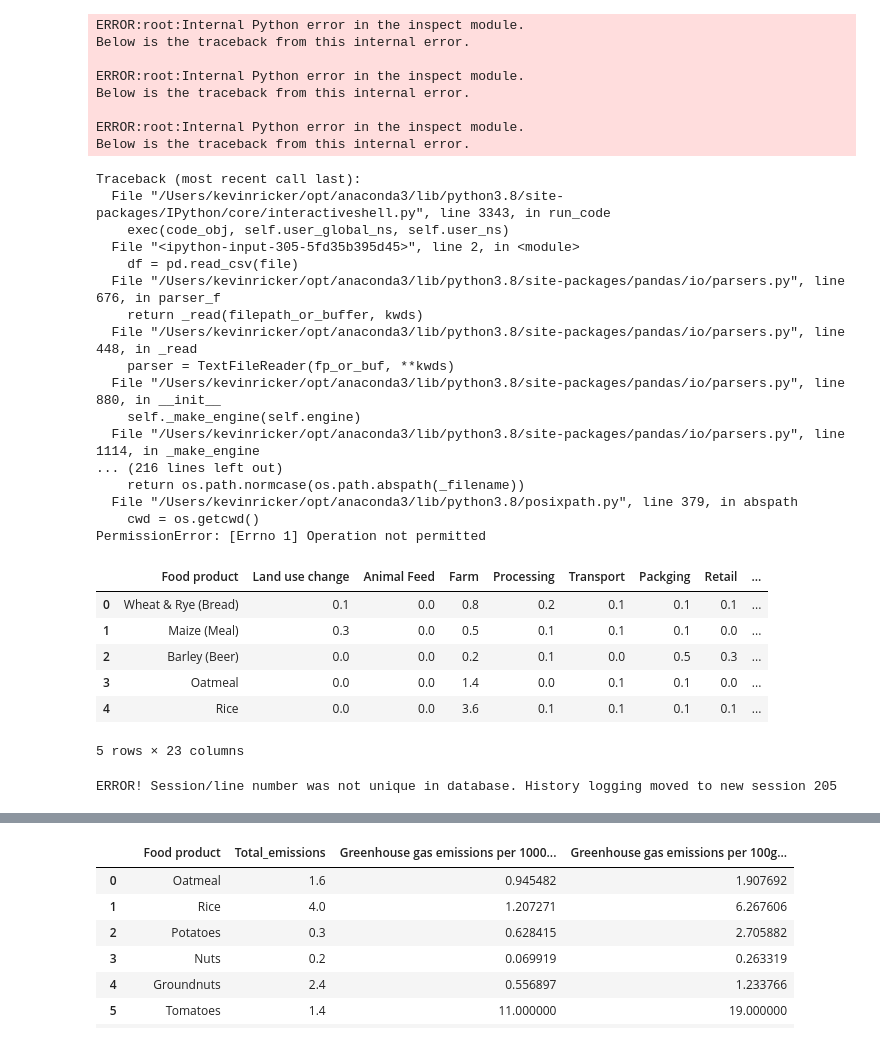
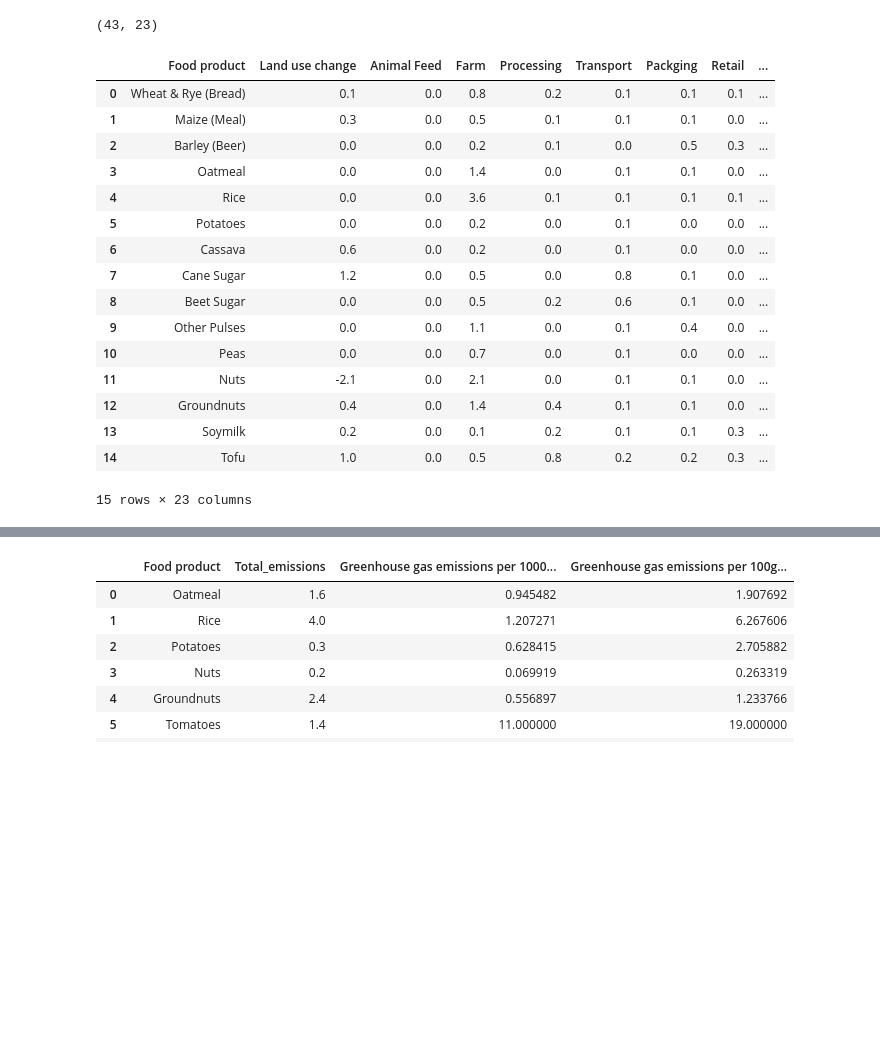
Before and after one commit to FashionForward-3/Sustainable-Eating, a Jupyter notebook: Food_Data.ipynb, the cells around one changed output, grey strips where cells are left out. Saved outputs shown, nothing was run; the diff lists cells and outputs as text; code cells hidden in the pictures; blank space fills up the shorter version.

```diff
--- a/Food_Data.ipynb
+++ b/Food_Data.ipynb
@@ -17,42 +17,28 @@ import plotly.tools as tls
 # %%
 file = 'Food_Production.csv'
 df = pd.read_csv(file)
+df.shape
 # %% [output]
-ERROR:root:Internal Python error in the inspect module.
-Below is the traceback from this internal error.
-
-ERROR:root:Internal Python error in the inspect module.
-Below is the traceback from this internal error.
-
-ERROR:root:Internal Python error in the inspect module.
-Below is the traceback from this internal error.
+(43, 23)
-Traceback (most recent call last):
-  File "/Users/kevinricker/opt/anaconda3/lib/python3.8/site-packages/IPython/core/interactiveshell.py", line 3343, in run_code
-    exec(code_obj, self.user_global_ns, self.user_ns)
-  File "<ipython-input-305-5fd35b395d45>", line 2, in <module>
-    df = pd.read_csv(file)
-  File "/Users/kevinricker/opt/anaconda3/lib/python3.8/site-packages/pandas/io/parsers.py", line 676, in parser_f
-    return _read(filepath_or_buffer, kwds)
-  File "/Users/kevinricker/opt/anaconda3/lib/python3.8/site-packages/pandas/io/parsers.py", line 448, in _read
-    parser = TextFileReader(fp_or_buf, **kwds)
-  File "/Users/kevinricker/opt/anaconda3/lib/python3.8/site-packages/pandas/io/parsers.py", line 880, in __init__
-    self._make_engine(self.engine)
-  File "/Users/kevinricker/opt/anaconda3/lib/python3.8/site-packages/pandas/io/parsers.py", line 1114, in _make_engine
-... (216 lines left out)
-    return os.path.normcase(os.path.abspath(_filename))
-  File "/Users/kevinricker/opt/anaconda3/lib/python3.8/posixpath.py", line 379, in abspath
-    cwd = os.getcwd()
-PermissionError: [Errno 1] Operation not permitted
 # %%
-df.head()
+df.head(15)
 # %% [output]
 |  | Food product | Land use change | Animal Feed | Farm | Processing | Transport | Packging | Retail | ... |
 | 0 | Wheat & Rye (Bread) | 0.1 | 0.0 | 0.8 | 0.2 | 0.1 | 0.1 | 0.1 | ... |
 | 1 | Maize (Meal) | 0.3 | 0.0 | 0.5 | 0.1 | 0.1 | 0.1 | 0.0 | ... |
 | 2 | Barley (Beer) | 0.0 | 0.0 | 0.2 | 0.1 | 0.0 | 0.5 | 0.3 | ... |
 | 3 | Oatmeal | 0.0 | 0.0 | 1.4 | 0.0 | 0.1 | 0.1 | 0.0 | ... |
 | 4 | Rice | 0.0 | 0.0 | 3.6 | 0.1 | 0.1 | 0.1 | 0.1 | ... |
+| 5 | Potatoes | 0.0 | 0.0 | 0.2 | 0.0 | 0.1 | 0.0 | 0.0 | ... |
+| 6 | Cassava | 0.6 | 0.0 | 0.2 | 0.0 | 0.1 | 0.0 | 0.0 | ... |
+| 7 | Cane Sugar | 1.2 | 0.0 | 0.5 | 0.0 | 0.8 | 0.1 | 0.0 | ... |
+| 8 | Beet Sugar | 0.0 | 0.0 | 0.5 | 0.2 | 0.6 | 0.1 | 0.0 | ... |
+| 9 | Other Pulses | 0.0 | 0.0 | 1.1 | 0.0 | 0.1 | 0.4 | 0.0 | ... |
+| 10 | Peas | 0.0 | 0.0 | 0.7 | 0.0 | 0.1 | 0.0 | 0.0 | ... |
+| 11 | Nuts | -2.1 | 0.0 | 2.1 | 0.0 | 0.1 | 0.1 | 0.0 | ... |
+| 12 | Groundnuts | 0.4 | 0.0 | 1.4 | 0.4 | 0.1 | 0.1 | 0.0 | ... |
+| 13 | Soymilk | 0.2 | 0.0 | 0.1 | 0.2 | 0.1 | 0.1 | 0.3 | ... |
+| 14 | Tofu | 1.0 | 0.0 | 0.5 | 0.8 | 0.2 | 0.2 | 0.3 | ... |
-5 rows × 23 columns
+15 rows × 23 columns
-ERROR! Session/line number was not unique in database. History logging moved to new session 205
 # %%
 drop_df = df.dropna()
```
Also changed, not shown: parts of 9 cells of this notebook, 3 other files.
